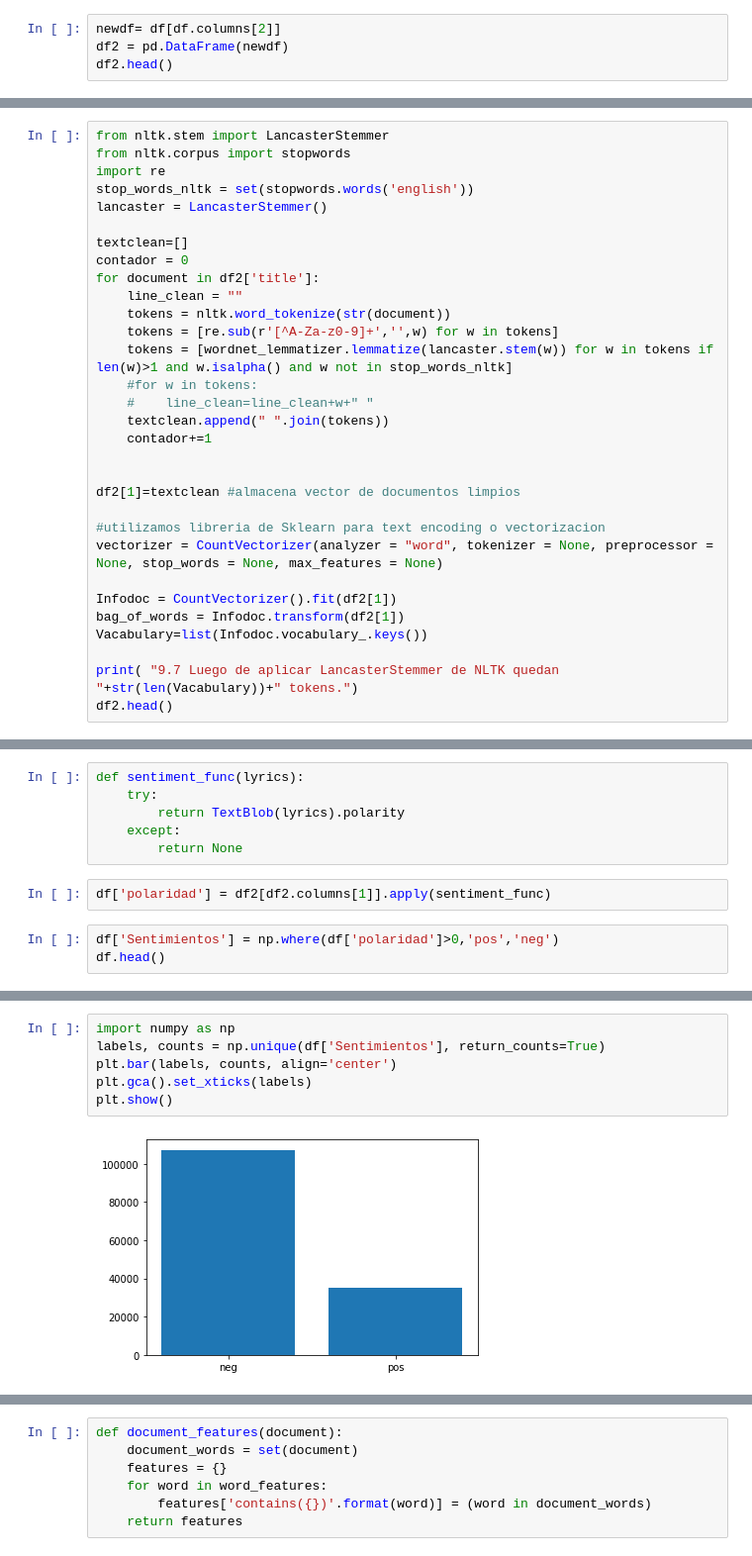
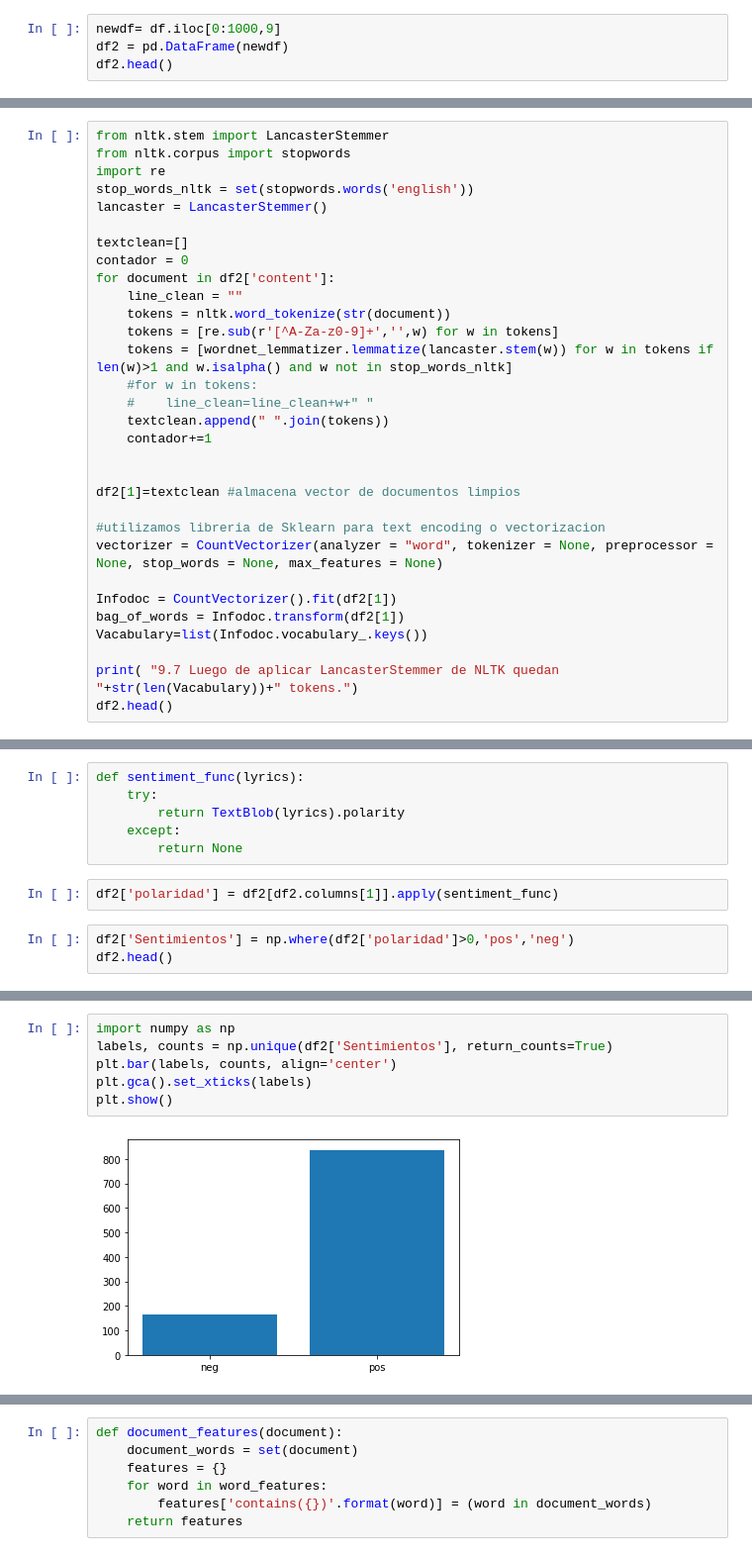
Before and after one commit to franco18/st1800eafit-final, a Jupyter notebook: AnalisisDescriptivoJuli.ipynb, the cells around one changed output, grey strips where cells are left out. Shown at 99% size. Drawn from its saved outputs; the diff is of its cells as text.

```diff
--- a/AnalisisDescriptivoJuli.ipynb
+++ b/AnalisisDescriptivoJuli.ipynb
@@ -86,7 +86,7 @@ content        142570 non-null object
 dtypes: float64(2), int64(2), object(6)
 memory usage: 10.9+ MB
 # %%
-newdf= df[df.columns[2]]
+newdf= df.iloc[0:1000,9]
 df2 = pd.DataFrame(newdf)
 df2.head()
 # %% [output]
@@ -163,7 +163,7 @@ lancaster = LancasterStemmer()
 
 textclean=[]
 contador = 0
-for document in df2['title']:
+for document in df2['content']:
     line_clean = ""
     tokens = nltk.word_tokenize(str(document))
     tokens = [re.sub(r'[^A-Za-z0-9]+','',w) for w in tokens]
@@ -247,8 +250,8 @@ def sentiment_func(lyrics):
     except:
         return None
 # %%
-df['polaridad'] = df2[df2.columns[1]].apply(sentiment_func)
+df2['polaridad'] = df2[df2.columns[1]].apply(sentiment_func)
 # %%
-df['Sentimientos'] = np.where(df['polaridad']>0,'pos','neg')
-df.head()
+df2['Sentimientos'] = np.where(df2['polaridad']>0,'pos','neg')
+df2.head()
 # %% [output]
@@ -261,9 +264,9 @@ df.head()
 # %%
 import numpy as np
-labels, counts = np.unique(df['Sentimientos'], return_counts=True)
+labels, counts = np.unique(df2['Sentimientos'], return_counts=True)
 plt.bar(labels, counts, align='center')
 plt.gca().set_xticks(labels)
 plt.show()
 # %% [output]
-[figure, old version]
+[figure, new version]
 # %%
```
Also changed, not shown: parts of 18 cells of this notebook, 2 other files.
